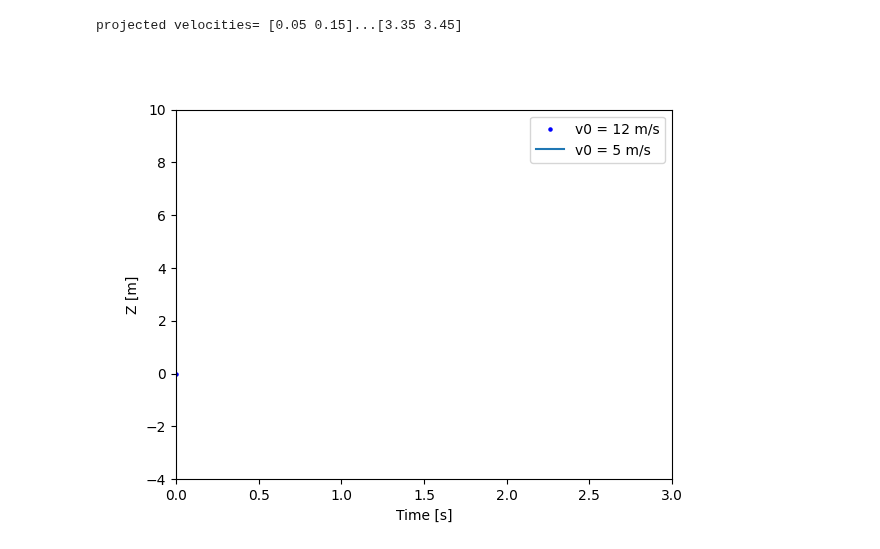
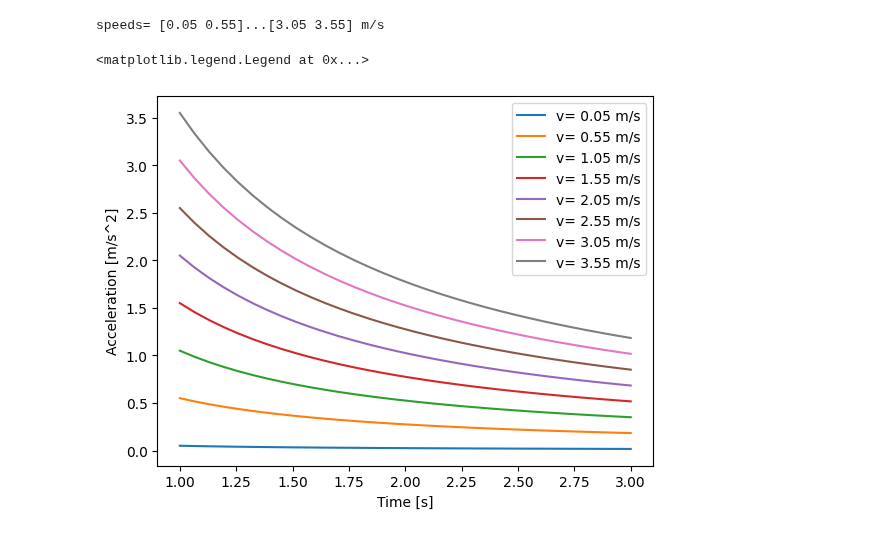
Before and after one commit to monkeydj/rasabots, a Jupyter notebook: speed.ipynb, the cells around one changed output. Saved outputs shown, nothing was run; the diff lists cells and outputs as text; code cells hidden in the pictures.

Commit message:
make another silly graph for v=at

```diff
--- a/speed.ipynb
+++ b/speed.ipynb
@@ -16,7 +9,8 @@ cue weights= [420 430]...[539 550]
-# %%
-proj_vel = np.arange(MIN_SPEED, MAX_SPEED, step=0.1)
-print('projected velocities=', str(proj_vel[:2]) + '...' + str(proj_vel[-2:]))
-# %% [output]
-projected velocities= [0.05 0.15]...[3.35 3.45]
+# %%
+# referenceed from caromball.com
+speeds = np.arange(0.05, 3.6, step=0.5)
+print('speeds=', str(speeds[:2]) + '...' + str(speeds[-2:]), 'm/s')
+# %% [output]
+speeds= [0.05 0.55]...[3.05 3.55] m/s
 # %%
 import matplotlib.pyplot as plt
@@ -26,33 +17,12 @@ import matplotlib.animation as animation
-# %%
-fig, ax = plt.subplots()
-t = np.linspace(0, 3, 40)
-g = -9.81
-v0 = 12
-z = g * t**2 / 2 + v0 * t
-
-v02 = 5
-z2 = g * t**2 / 2 + v02 * t
-
-scat = ax.scatter(t[0], z[0], c="b", s=5, label=f'v0 = {v0} m/s')
-line2 = ax.plot(t[0], z2[0], label=f'v0 = {v02} m/s')[0]
-ax.set(xlim=[0, 3], ylim=[-4, 10], xlabel='Time [s]', ylabel='Z [m]')
-ax.legend()
-
-
-def update(frame):
-    # for each frame, update the data stored on each artist.
-    x = t[:frame]
-    y = z[:frame]
-    # update the scatter plot:
-    data = np.stack([x, y]).T
-    scat.set_offsets(data)
-    # update the line plot:
-    line2.set_xdata(t[:frame])
-    line2.set_ydata(z2[:frame])
-    return (scat, line2)
-
-
-ani = animation.FuncAnimation(fig=fig, func=update, frames=40, interval=30)
-plt.show()
-# %% [output]
-[figure, removed]
+# %%
+fig, ax = plt.subplots()
+
+t = np.linspace(1, 3, 32)
+for s in np.nditer(speeds):
+    ax.plot(t, s / t, label=f'v= {s} m/s')
+
+ax.set(xlabel='Time [s]', ylabel='Acceleration [m/s^2]')
+ax.legend()
+# %% [output]
+<matplotlib.legend.Legend at 0x...>
+[figure, added]
```
Also changed, not shown: parts of 4 cells of this notebook.
